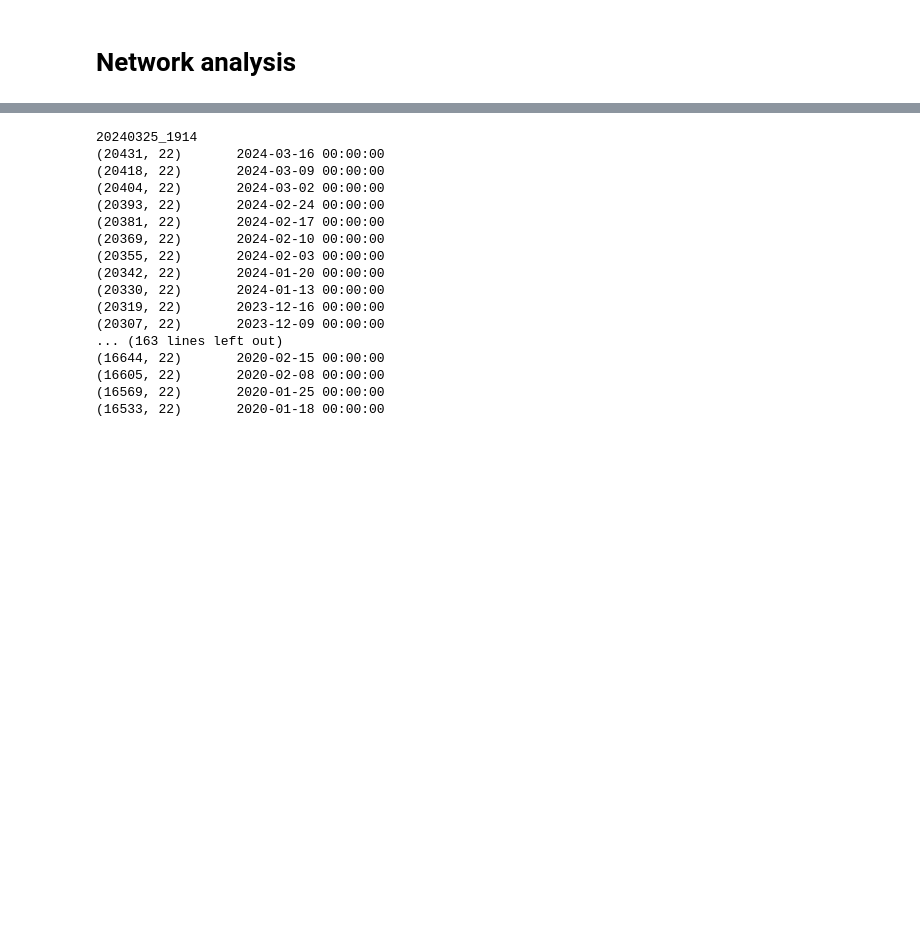
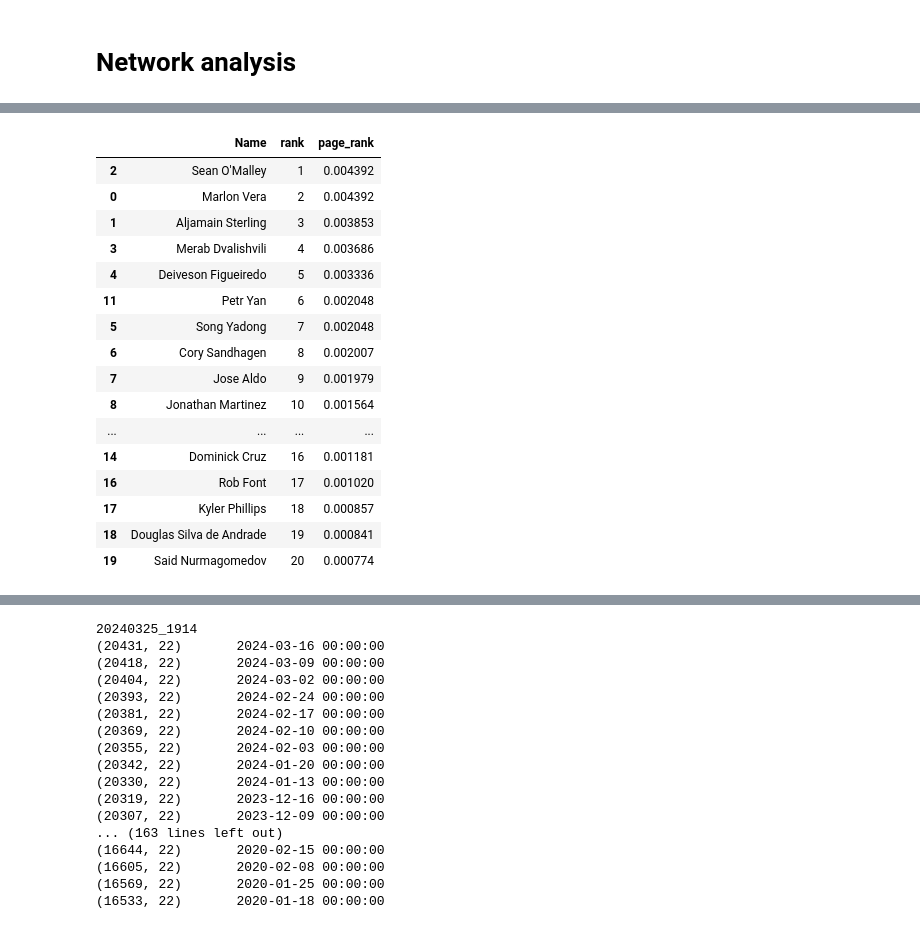
Before and after one commit to zarreh/mma_ranking, a Jupyter notebook: Notebooks/UFC_ranking/UFC_ranking_new.ipynb, the cells around one changed output, grey strips where cells are left out. Cells and saved outputs as stored; diff of their text form; code cells hidden in the pictures; blank space fills up the shorter version.

```diff
--- a/Notebooks/UFC_ranking/UFC_ranking_new.ipynb
+++ b/Notebooks/UFC_ranking/UFC_ranking_new.ipynb
@@ -49,0 +26,9 @@ performance_df.head()
+# %%
+df = load_train_data(path=path)
+[
+    ["Date", "winner", "losser", "BELT", "Weight", "method", "value", "draw"]
+]
+matches_df = df[df["Date"] > "2014-01-01"]
+
+# dictiorary of fights
+matches_sorted = matches_df.sort_values(by="Date")
@@ -80,9 +64,0 @@ rankings_df.head()
-# %%
-rankings_df = rankings_df[["fighter", "weight", "adj_p_rank", "wight_class_rank"]]
-rankings_df.rename(
-    columns={"adj_p_rank": "page_rank", "wight_class_rank": "rank"}, inplace=True
-)
-matches_df = df[
-    ["Date", "winner", "losser", "BELT", "Weight", "method", "value", "draw"]
-].copy()
-matches_df.rename(columns={""})
@@ -89 +163,24 @@ matches_df.rename(columns={""})
+# %%
+# updated_rankings = updated_rankings.sort_values(by=["rank"]).sort_values(by=["page_rank"], ascending=False)
+# updateing the ranking column to be sequential
+# updated_rankings["rank"] = range(1, len(updated_rankings) + 1)
+updated_rankings.head(20)
+# %% [output]
+|  | Name | rank | page_rank |
+| 2 | Sean O'Malley | 1 | 0.004392 |
+| 0 | Marlon Vera | 2 | 0.004392 |
+| 1 | Aljamain Sterling | 3 | 0.003853 |
+| 3 | Merab Dvalishvili | 4 | 0.003686 |
+| 4 | Deiveson Figueiredo | 5 | 0.003336 |
+| 11 | Petr Yan | 6 | 0.002048 |
+| 5 | Song Yadong | 7 | 0.002048 |
+| 6 | Cory Sandhagen | 8 | 0.002007 |
+| 7 | Jose Aldo | 9 | 0.001979 |
+| 8 | Jonathan Martinez | 10 | 0.001564 |
+| ... | ... | ... | ... |
+| 14 | Dominick Cruz | 16 | 0.001181 |
+| 16 | Rob Font | 17 | 0.001020 |
+| 17 | Kyler Phillips | 18 | 0.000857 |
+| 18 | Douglas Silva de Andrade | 19 | 0.000841 |
+| 19 | Said Nurmagomedov | 20 | 0.000774 |
 # %%
```
Also changed, not shown: parts of 17 cells of this notebook, 1 other file.
